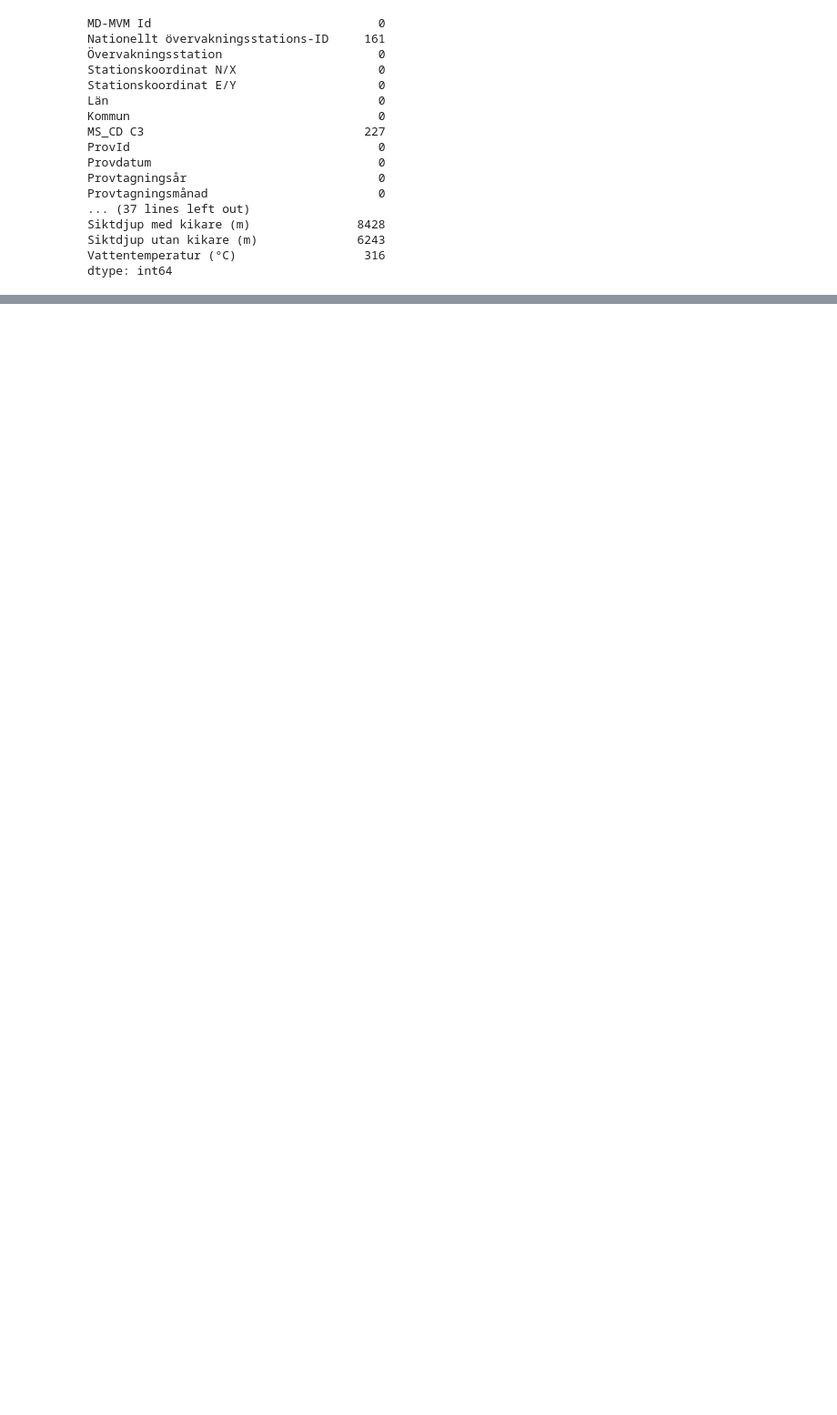
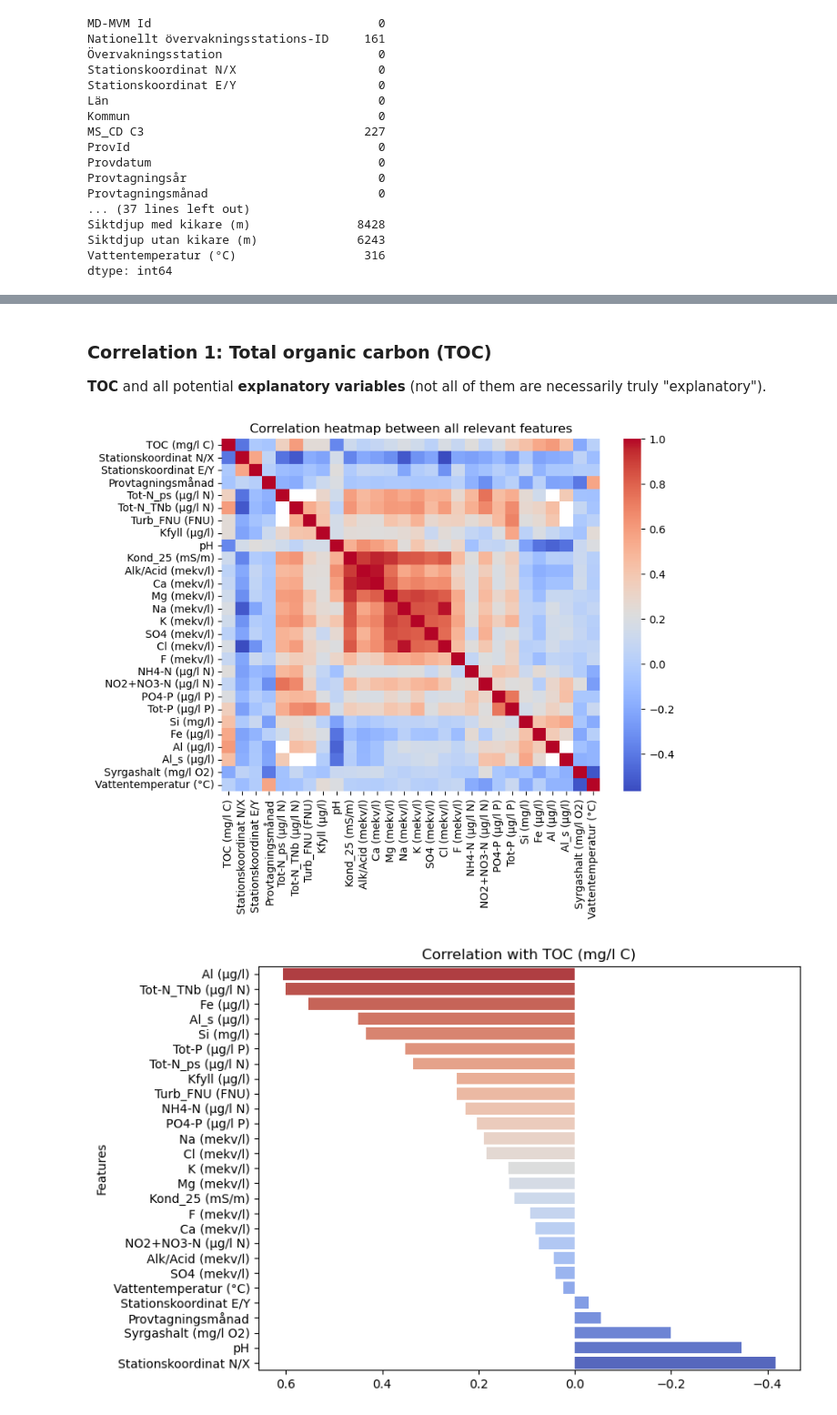
Before and after one commit to farankhalid520/1DL507-Watershed-History, a Jupyter notebook: notebooks/lake_chem_data_exploration.ipynb, the cells around one changed output, grey strips where cells are left out. Shown at 91% size. Saved outputs shown, nothing was run; the diff lists cells and outputs as text; code cells hidden in the pictures; blank space fills up the shorter version.

```diff
--- a/notebooks/lake_chem_data_exploration.ipynb
+++ b/notebooks/lake_chem_data_exploration.ipynb
@@ -100,0 +206,62 @@ plt.show()
+# %%
+# Function to generate correlation bar plots
+def create_corr_barplot(features, dependent_var):
+    corr_data = df_lake_chem[features]
+
+    # Calculate the correlation matrix
+    correlation_matrix = corr_data.corr()
+
+    # Extract the correlation values for the dependent variable
+    corr_values = correlation_matrix[dependent_var][1:].sort_values(ascending=False)
+
+    # Create a bar plot for sorted correlations using Seaborn
+    plt.figure(figsize=(8, 6))
+    sns.barplot(x=corr_values.values, y=corr_values.index, palette="coolwarm_r")
+    plt.gca().invert_xaxis()
+
+    plt.ylabel("Features")
+    plt.title(f"Correlation with {dependent_var}")
+
+    plt.show()
+# %% [markdown]
+### Correlation 1: Total organic carbon (TOC)
+
+**TOC** and all potential **explanatory variables** (not all of them are necessarily truly "explanatory").
+# %%
+# Select relevant features to include in analysis
+toc_and_explan = [
+    "TOC (mg/l C)",
+    "Stationskoordinat N/X",
+    "Stationskoordinat E/Y",
+    "Provtagningsmånad",
+    "Tot-N_ps (µg/l N)",
+    "Tot-N_TNb (µg/l N)",
+    "Turb_FNU (FNU)",
+    "Kfyll (µg/l)",
+    "pH",
+    "Kond_25 (mS/m)",
+    "Alk/Acid (mekv/l)",
+    "Ca (mekv/l)",
+    "Mg (mekv/l)",
+    "Na (mekv/l)",
+    "K (mekv/l)",
+    "SO4 (mekv/l)",
+    "Cl (mekv/l)",
+    "F (mekv/l)",
+    "NH4-N (µg/l N)",
+    "NO2+NO3-N (µg/l N)",
+    "PO4-P (µg/l P)",
+    "Tot-P (µg/l P)",
+    "Si (mg/l)",
+    "Fe (µg/l)",
+    "Al (µg/l)",
+    "Al_s (µg/l)",
+    "Syrgashalt (mg/l O2)",
+    "Vattentemperatur (°C)",
+]
+
+create_corr_heatmap(toc_and_explan)
+create_corr_barplot(toc_and_explan, "TOC (mg/l C)")
+# %% [output]
+[figure, added]
+[figure, added]
```
Also changed, not shown: parts of 21 cells of this notebook.
